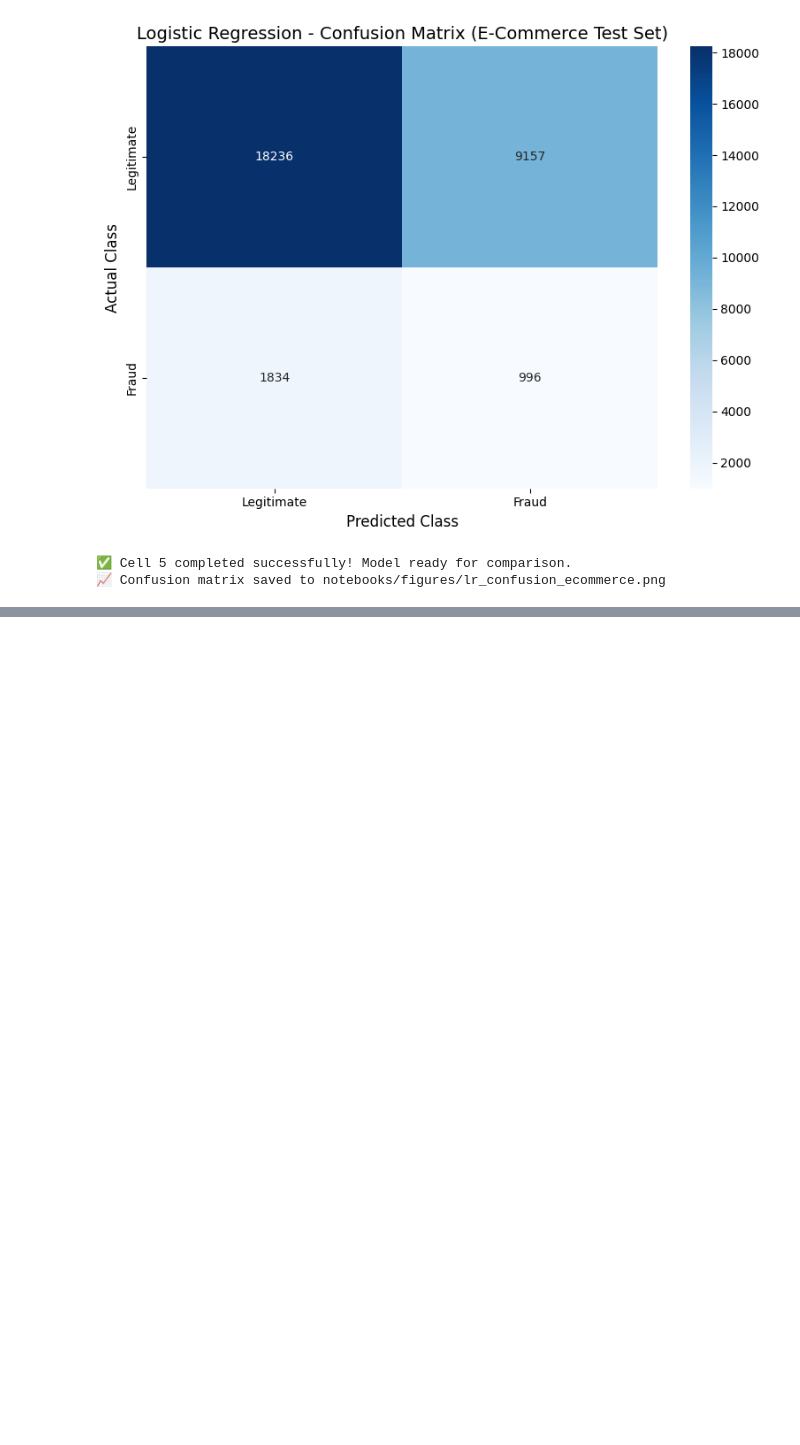
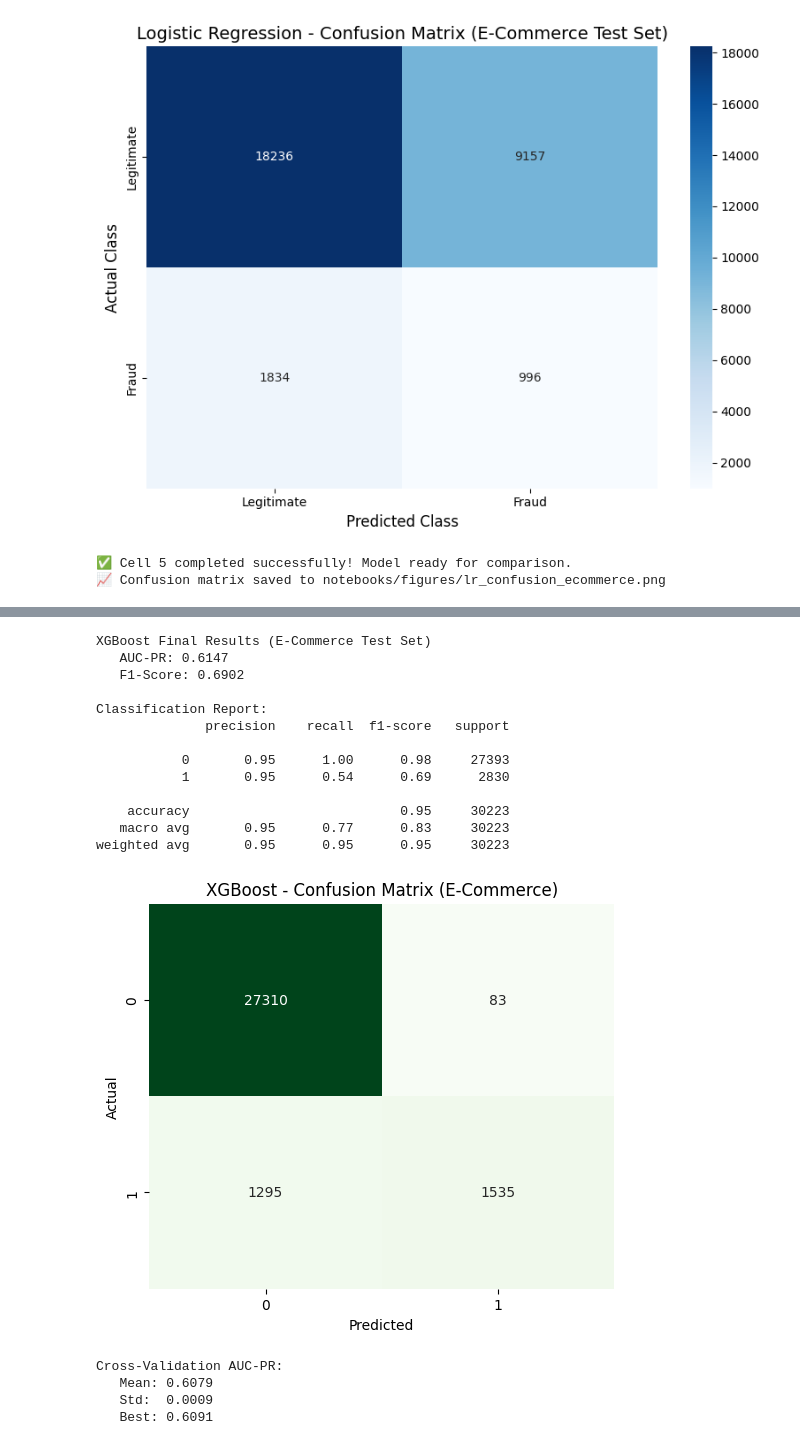
Before and after one commit to ruthasoll/Fraud-detection-week-5, a Jupyter notebook: notebooks/modeling.ipynb, the cells around one changed output, grey strips where cells are left out. Saved outputs shown, nothing was run; the diff lists cells and outputs as text; code cells hidden in the pictures; blank space fills up the shorter version.

Commit message:
complete Task 2 with LR baseline and tuned XGBoost Added numeric data cleaning, SMOTE pipeline, stratified split, and memory-efficient tuning

```diff
--- a/notebooks/modeling.ipynb
+++ b/notebooks/modeling.ipynb
@@ -178,0 +252,55 @@ weighted avg       0.83      0.64      0.71     30223
+# %%
+# Cell 7: Final Evaluation of Best XGBoost
+# Use the numeric-clean test set used for training/prediction
+y_pred_xgb = best_xgb.predict(X_test_f_clean)
+y_prob_xgb = best_xgb.predict_proba(X_test_f_clean)[:, 1]
+
+auc_pr_xgb = average_precision_score(y_test_f, y_prob_xgb)
+f1_xgb = f1_score(y_test_f, y_pred_xgb)
+
+print(f"\nXGBoost Final Results (E-Commerce Test Set)")
+print(f"   AUC-PR: {auc_pr_xgb:.4f}")
+print(f"   F1-Score: {f1_xgb:.4f}")
+
+# Classification Report
+print("\nClassification Report:")
+print(classification_report(y_test_f, y_pred_xgb))
+
+# Confusion Matrix
+cm_xgb = confusion_matrix(y_test_f, y_pred_xgb)
+plt.figure(figsize=(6,5))
+sns.heatmap(cm_xgb, annot=True, fmt='d', cmap='Greens', cbar=False)
+plt.title('XGBoost - Confusion Matrix (E-Commerce)')
+plt.ylabel('Actual')
+plt.xlabel('Predicted')
+plt.savefig('../notebooks/figures/xgb_confusion_ecommerce.png', dpi=300, bbox_inches='tight')
+plt.show()
+# %% [output]
+XGBoost Final Results (E-Commerce Test Set)
+   AUC-PR: 0.6147
+   F1-Score: 0.6902
+
+Classification Report:
+              precision    recall  f1-score   support
+
+           0       0.95      1.00      0.98     27393
+           1       0.95      0.54      0.69      2830
+
+    accuracy                           0.95     30223
+   macro avg       0.95      0.77      0.83     30223
+weighted avg       0.95      0.95      0.95     30223
+[figure, added]
+# %%
+# Cell 8: Cross-Validation Summary
+cv_scores = grid_search.cv_results_['mean_test_score']
+cv_std = grid_search.cv_results_['std_test_score']
+
+print(f"Cross-Validation AUC-PR:")
+print(f"   Mean: {np.mean(cv_scores):.4f}")
+print(f"   Std:  {np.std(cv_scores):.4f}")
+print(f"   Best: {grid_search.best_score_:.4f}")
+# %% [output]
+Cross-Validation AUC-PR:
+   Mean: 0.6079
+   Std:  0.0009
+   Best: 0.6091
```
Also changed, not shown: parts of 3 cells of this notebook, 3 other files.
